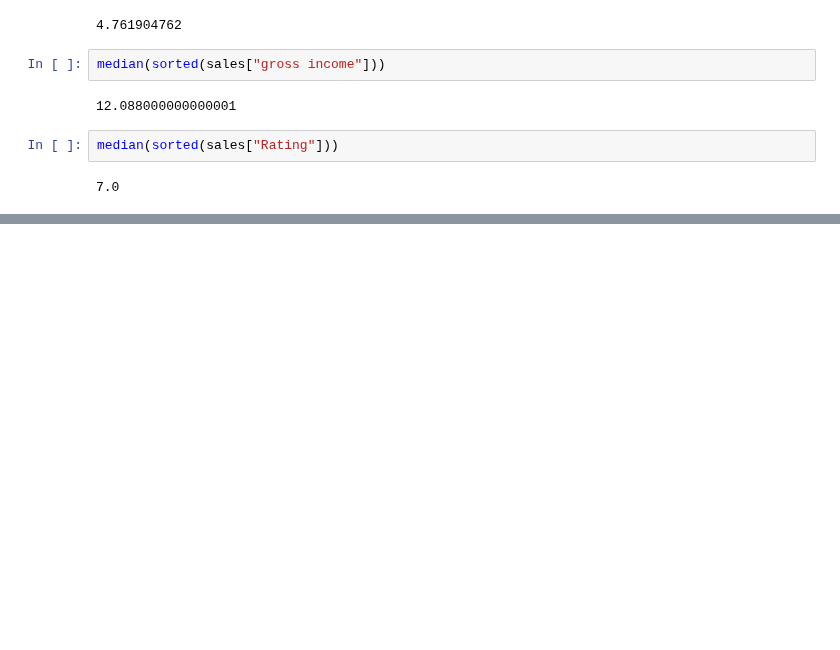
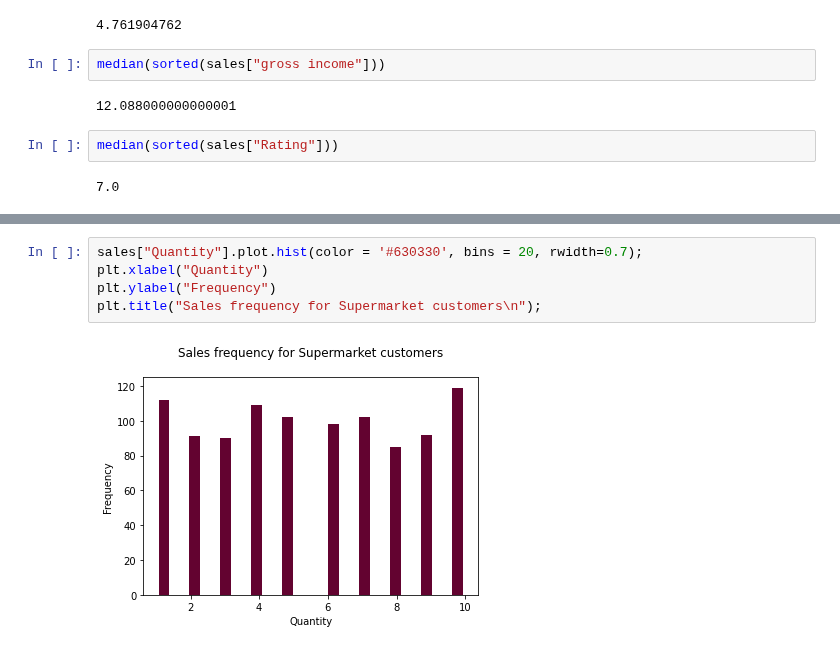
Before and after one commit to Jammal7/Introduction_to_Data_Science, a Jupyter notebook: GAMES/Univariate Statistics Python Project .ipynb, the cells around one changed output, grey strips where cells are left out. Cells and saved outputs as stored; diff of their text form; blank space fills up the shorter version.

```diff
--- a/GAMES/Univariate Statistics Python Project .ipynb
+++ b/GAMES/Univariate Statistics Python Project .ipynb
@@ -265,0 +575,7 @@ median(sorted(sales["Rating"]))
+# %%
+sales["Quantity"].plot.hist(color = '#630330', bins = 20, rwidth=0.7);
+plt.xlabel("Quantity")
+plt.ylabel("Frequency")
+plt.title("Sales frequency for Supermarket customers\n");
+# %% [output]
+[figure, added]
```
Also changed, not shown: parts of 77 cells of this notebook.
